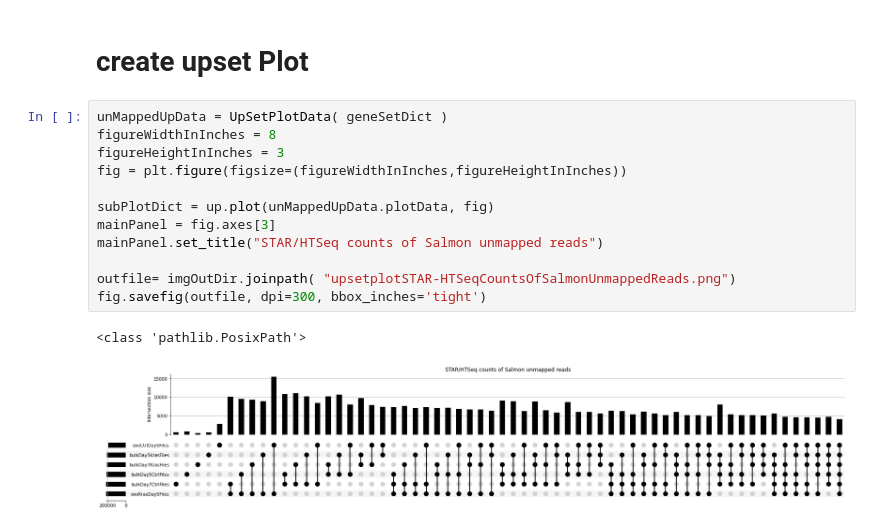
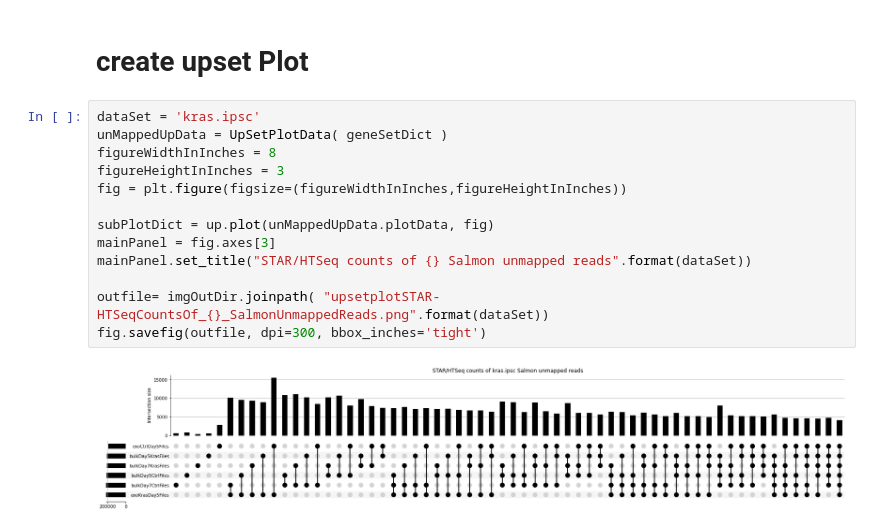
Before and after one commit to aedavids/unmappedReadsAnalysis, a Jupyter notebook: jupyterNotebooks/upsetplotGeneOverlap.ipynb, the cells around one changed output. Saved outputs shown, nothing was run; the diff lists cells and outputs as text.

Commit message:
minor bug fix, add data set name to output file name and plot title

```diff
--- a/jupyterNotebooks/upsetplotGeneOverlap.ipynb
+++ b/jupyterNotebooks/upsetplotGeneOverlap.ipynb
@@ -192,17 +192,17 @@ print(type(geneSetDict['bulkDay5CtrlFiles']))
 # %% [markdown]
 # create upset Plot
 # %%
+dataSet = 'kras.ipsc'
 unMappedUpData = UpSetPlotData( geneSetDict )
 figureWidthInInches = 8
 figureHeightInInches = 3
 fig = plt.figure(figsize=(figureWidthInInches,figureHeightInInches))
 
 subPlotDict = up.plot(unMappedUpData.plotData, fig)
 mainPanel = fig.axes[3]
-mainPanel.set_title("STAR/HTSeq counts of Salmon unmapped reads")
+mainPanel.set_title("STAR/HTSeq counts of {} Salmon unmapped reads".format(dataSet))
 
-outfile= imgOutDir.joinpath( "upsetplotSTAR-HTSeqCountsOfSalmonUnmappedReads.png")
+outfile= imgOutDir.joinpath( "upsetplotSTAR-HTSeqCountsOf_{}_SalmonUnmappedReads.png".format(dataSet))
 fig.savefig(outfile, dpi=300, bbox_inches='tight')
 # %% [output]
-<class 'pathlib.PosixPath'>
-[figure, old version]
+[figure, new version]
```
